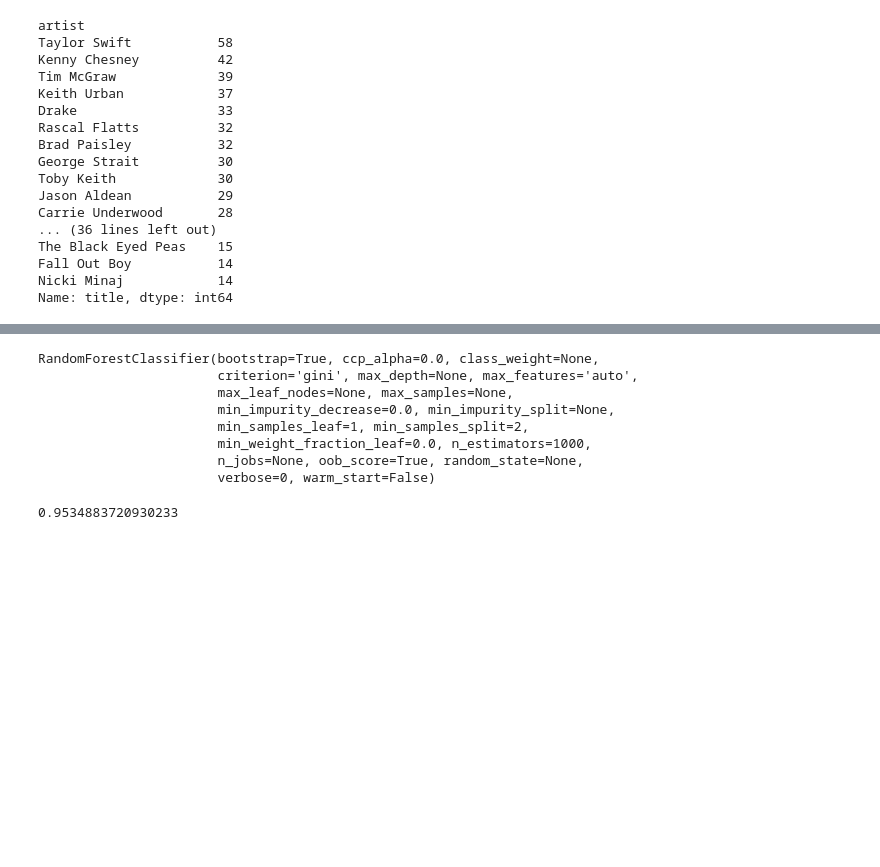
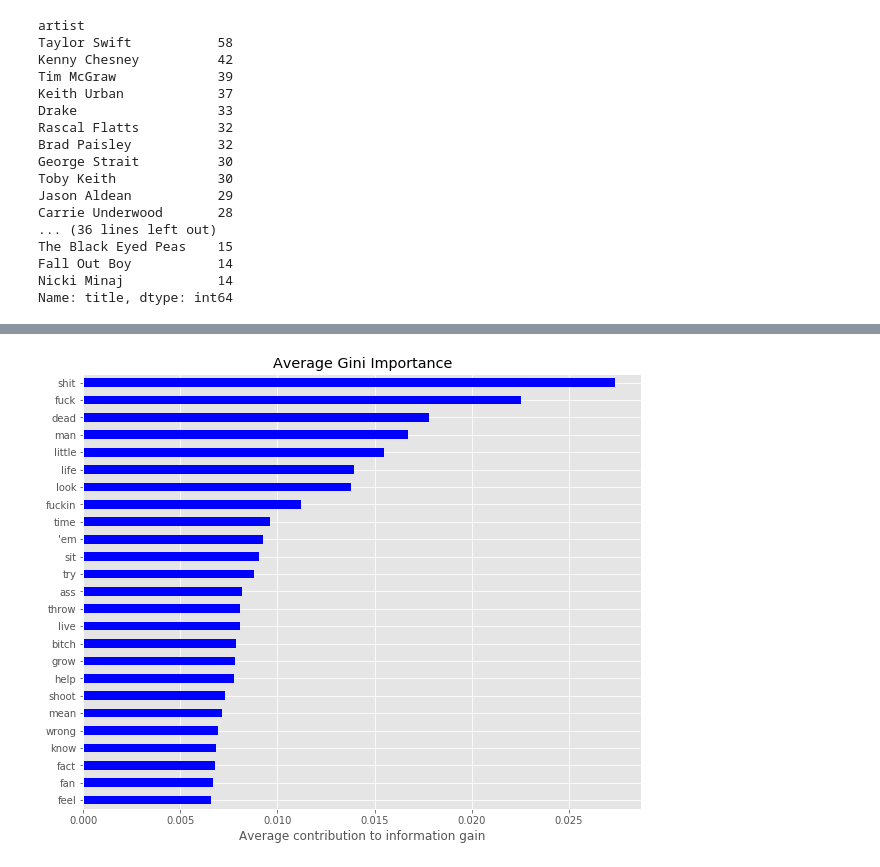
Before and after one commit to sn-ekstrand/lyric-clustering, a Jupyter notebook: notebooks/nlp_classifications.ipynb, the cells around one changed output, grey strips where cells are left out. Saved outputs shown, nothing was run; the diff lists cells and outputs as text; code cells hidden in the pictures; blank space fills up the shorter version.

Commit message:
investigated gini importance from rfc

```diff
--- a/notebooks/nlp_classifications.ipynb
+++ b/notebooks/nlp_classifications.ipynb
@@ -359,14 +376,0 @@ def get_doc_freq_dict(corpus):
-# %%
-def vectorize_tokens(pandas_series):
-    docs = pandas_series.to_numpy()
-    doc_freq = get_doc_freq_dict(working_df['lyrics_tokens'])
-    vocabulary = [k for k,v in doc_freq.items()]
-    vectors = np.zeros((len(docs),len(vocabulary)))
-
-    for i in range(len(docs)):
-        for j in range(len(vocabulary)):
-            term     = vocabulary[j]
-            term_tf  = tf(term, docs[i])   # 0.0 if term not found in doc
-            term_idf = np.log(1 + (1 / doc_freq[term])) # smooth formula
-            vectors[i,j] = term_tf * term_idf
-    return vectors
@@ -373,2 +385,2 @@ def vectorize_tokens(pandas_series):
 # %%
-vectorize_tokens(working_df['lyrics_tokens'])
+arr, vocab = vectorize_tokens(working_df['lyrics_tokens'])
@@ -422,27 +387,26 @@ X_train, X_test, y_train, y_test = train_test_split(X, y,
+# %%
+model_df = pd.DataFrame(arr, columns=vocab)
 # %%
-rfc = RandomForestClassifier(n_estimators=1000,
+X = arr
+y = song_is_artist.iloc[:,0]
+
+X_train, X_test, y_train, y_test = train_test_split(X, y,
+                                                    test_size=.20)
+
+rfc = RandomForestClassifier(n_estimators=500,
                              max_features='auto',
                              oob_score=True)
 rfc.fit(X_train, y_train)
+
+rfc.oob_score_
-# %% [output]
-RandomForestClassifier(bootstrap=True, ccp_alpha=0.0, class_weight=None,
-                       criterion='gini', max_depth=None, max_features='auto',
-                       max_leaf_nodes=None, max_samples=None,
-                       min_impurity_decrease=0.0, min_impurity_split=None,
-                       min_samples_leaf=1, min_samples_split=2,
-                       min_weight_fraction_leaf=0.0, n_estimators=1000,
-                       n_jobs=None, oob_score=True, random_state=None,
-                       verbose=0, warm_start=False)
-# %%
-rfc.oob_score_
-# %% [output]
-0.9534883720930233
 # %%
-# feat_scores = pd.Series(rfc.feature_importances_,
-#                            index=.columns)
-# feat_scores = feat_scores.sort_values()
-# ax = feat_scores.plot(kind='barh',
-#                       figsize=(10,8),
-#                       color='b')
-# ax.set_title('Average Gini Importance')
-# ax.set_xlabel('Average contribution to information gain');
+feat_scores = pd.Series(rfc.feature_importances_,
+                           index=model_df.columns)
+feat_scores = feat_scores.sort_values()[-25:]
+ax = feat_scores.plot(kind='barh',
+                      figsize=(10,8),
+                      color='b')
+ax.set_title('Average Gini Importance')
+ax.set_xlabel('Average contribution to information gain');
+# %% [output]
+[figure, added]
```
Also changed, not shown: parts of 16 cells of this notebook.
